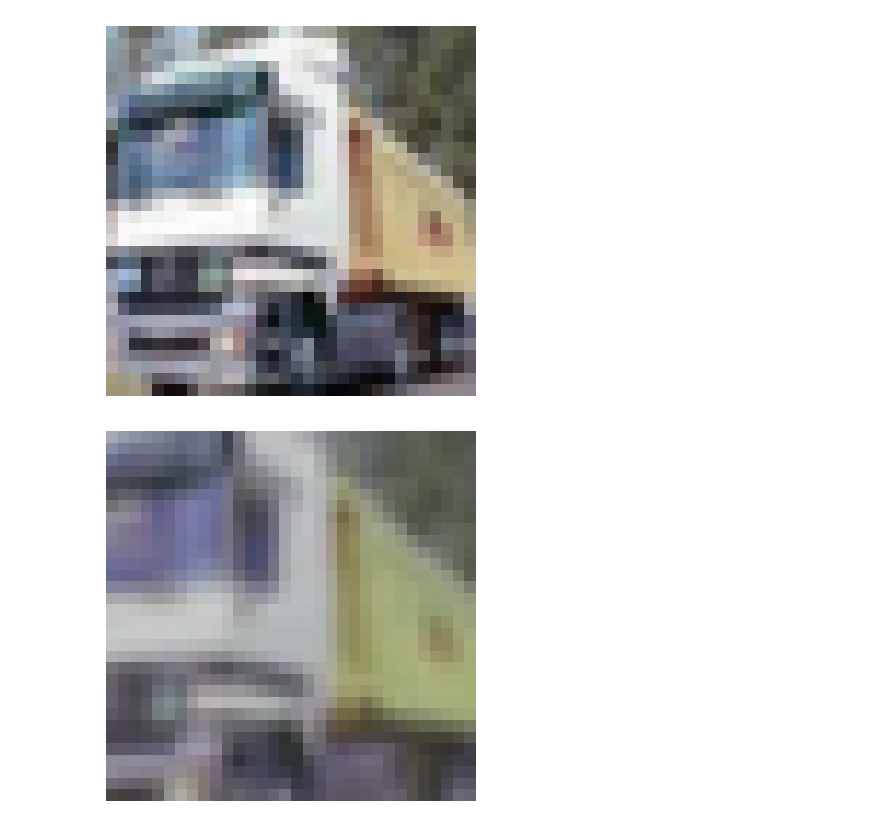
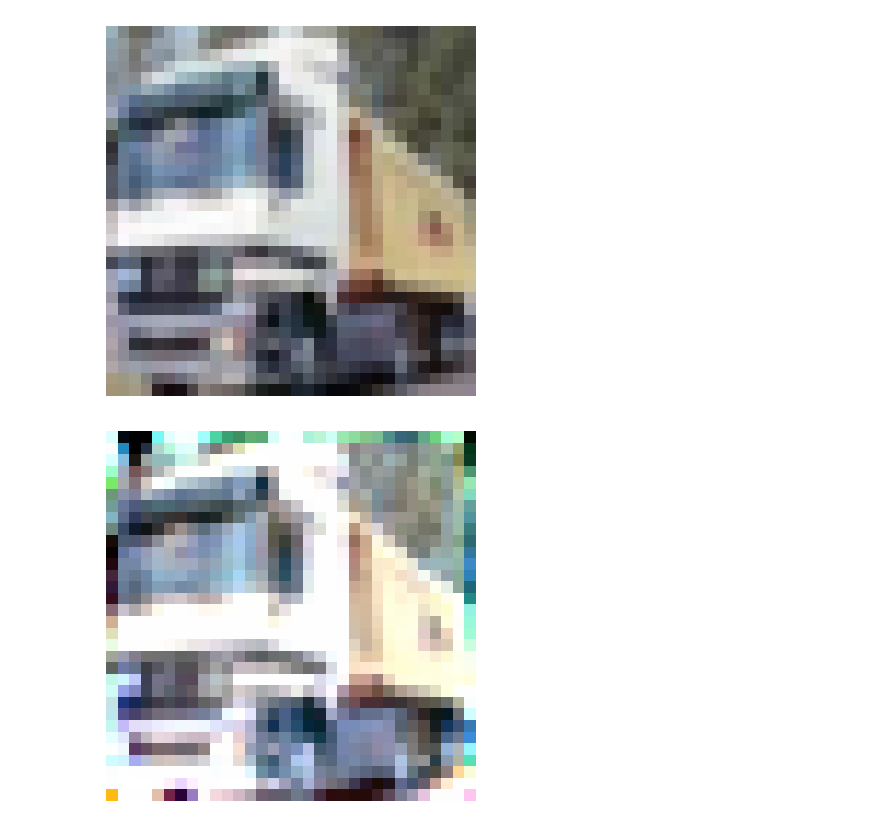
Before and after one commit to Zhang-Henry/badencoder_filter, a Jupyter notebook: example.ipynb, the cells around one changed output. Saved outputs shown, nothing was run; the diff lists cells and outputs as text; code cells hidden in the pictures.

```diff
--- a/example.ipynb
+++ b/example.ipynb
@@ -299,26 +302,31 @@ plt.show()
 # %%
 train_transform = transforms.Compose([
     transforms.RandomResizedCrop(32),
     transforms.RandomHorizontalFlip(p=0.5),
     transforms.RandomApply([transforms.ColorJitter(0.4, 0.4, 0.4, 0.1)], p=0.8),
     transforms.RandomGrayscale(p=0.2),
     transforms.ToTensor()])
 
-tensor_image = train_transform(img)
-state_dict = torch.load('optimize_filter/trigger/2023-11-08-13-16-45/ssim0.9989_psnr44.84_lp0.0001_wd0.579.pt', map_location=torch.device('cpu'))
+transform1 = transforms.Compose([
+    transforms.ToTensor(),
+])
+
+tensor_image = transform1(img)
+# state_dict = torch.load('optimize_filter/trigger/2023-11-08-13-16-45/ssim0.9989_psnr44.84_lp0.0001_wd0.579.pt', map_location=torch.device('cpu'))
+state_dict = torch.load('output/cifar10/stl10_backdoored_encoder/unet_filter_trained.pt', map_location=torch.device('cpu'))
 
 net = AttU_Net(img_ch=3,output_ch=3)
 net.load_state_dict(state_dict['model_state_dict'])
 net=net.eval()
 img_backdoor=net(tensor_image.unsqueeze(0))
 
 scaled_image = (img_backdoor.squeeze().detach().numpy() * 255).astype(np.uint8)
 img_backdoor = Image.fromarray(np.transpose(scaled_image,(1,2,0)))
 
 
 img_backdoor = img_backdoor.convert('RGB')
 plt.imshow(img_backdoor)
 plt.axis('off')  # Hide axis
 plt.show()
 # %% [output]
-[figure, old version]
+[figure, new version]
```
Also changed, not shown: parts of 6 cells of this notebook, 15 other files.
